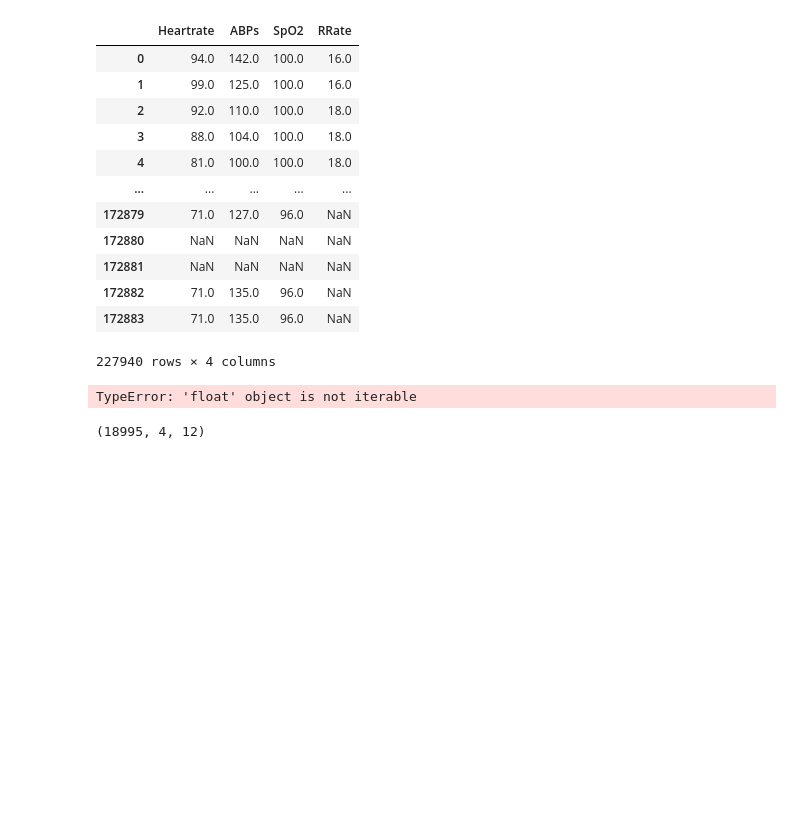
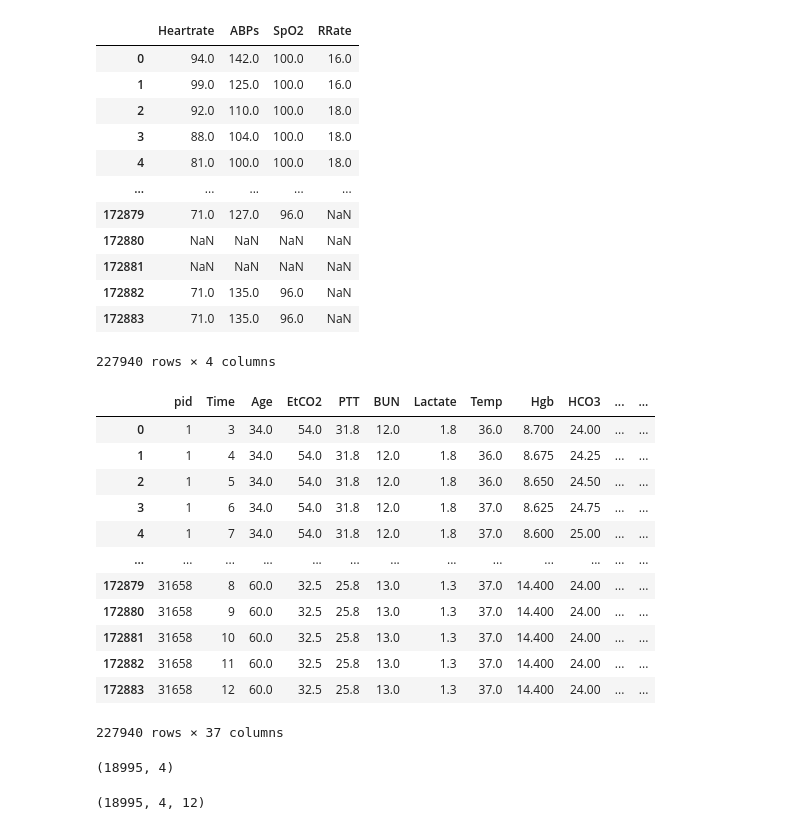
Before and after one commit to ericschreiber/IML, a Jupyter notebook: Task2/Task2.ipynb, the cells around one changed output. Cells and saved outputs as stored; diff of their text form; code cells hidden in the pictures; blank space fills up the shorter version.

```diff
--- a/Task2/Task2.ipynb
+++ b/Task2/Task2.ipynb
@@ -743,15 +743,31 @@ train_feat[['Heartrate','ABPs', 'SpO2' , 'RRate']]
 | 172882 | 71.0 | 135.0 | 96.0 | NaN |
 | 172883 | 71.0 | 135.0 | 96.0 | NaN |
 227940 rows × 4 columns
+# %%
+tf2 = train_feat.interpolate(method='linear', limit_direction="both")
+tf2
+# %% [output]
+|  | pid | Time | Age | EtCO2 | PTT | BUN | Lactate | Temp | Hgb | HCO3 | ... | ... |
+| 0 | 1 | 3 | 34.0 | 54.0 | 31.8 | 12.0 | 1.8 | 36.0 | 8.700 | 24.00 | ... | ... |
+| 1 | 1 | 4 | 34.0 | 54.0 | 31.8 | 12.0 | 1.8 | 36.0 | 8.675 | 24.25 | ... | ... |
+| 2 | 1 | 5 | 34.0 | 54.0 | 31.8 | 12.0 | 1.8 | 36.0 | 8.650 | 24.50 | ... | ... |
+| 3 | 1 | 6 | 34.0 | 54.0 | 31.8 | 12.0 | 1.8 | 37.0 | 8.625 | 24.75 | ... | ... |
+| 4 | 1 | 7 | 34.0 | 54.0 | 31.8 | 12.0 | 1.8 | 37.0 | 8.600 | 25.00 | ... | ... |
+| ... | ... | ... | ... | ... | ... | ... | ... | ... | ... | ... | ... | ... |
+| 172879 | 31658 | 8 | 60.0 | 32.5 | 25.8 | 13.0 | 1.3 | 37.0 | 14.400 | 24.00 | ... | ... |
+| 172880 | 31658 | 9 | 60.0 | 32.5 | 25.8 | 13.0 | 1.3 | 37.0 | 14.400 | 24.00 | ... | ... |
+| 172881 | 31658 | 10 | 60.0 | 32.5 | 25.8 | 13.0 | 1.3 | 37.0 | 14.400 | 24.00 | ... | ... |
+| 172882 | 31658 | 11 | 60.0 | 32.5 | 25.8 | 13.0 | 1.3 | 37.0 | 14.400 | 24.00 | ... | ... |
+| 172883 | 31658 | 12 | 60.0 | 32.5 | 25.8 | 13.0 | 1.3 | 37.0 | 14.400 | 24.00 | ... | ... |
+227940 rows × 37 columns
 # %%
-tfH = (train_feat.groupby(['pid'])['Heartrate']).transform(lambda group: group.interpolate(method='index', inplace=True, limit_direction="both")).apply(list).reset_index()
-print(tfH)
+tfH = (tf2.groupby(['pid'])['Heartrate']).apply(list).reset_index()
 tfH.pop("pid")
-tfA = train_feat.groupby(['pid'])['ABPs'].apply(list).reset_index()
+tfA = tf2.groupby(['pid'])['ABPs'].apply(list).reset_index()
 tfA.pop("pid")
-tfS = train_feat.groupby(['pid'])['SpO2'].apply(list).reset_index()
+tfS = tf2.groupby(['pid'])['SpO2'].apply(list).reset_index()
 tfS.pop("pid")
-tfR = train_feat.groupby(['pid'])['RRate'].apply(list).reset_index()
+tfR = tf2.groupby(['pid'])['RRate'].apply(list).reset_index()
 tfR.pop("pid")
 
 tfH = tfH.to_numpy()
@@ -760,8 +776,9 @@ tfS = tfS.to_numpy()
 tfR = tfR.to_numpy()
 
 tf = np.concatenate((tfH, tfA, tfS, tfR), axis=1)
+tf.shape
 # %% [output]
-TypeError: 'float' object is not iterable
+(18995, 4)
 # %%
 tf = tf.tolist()
 tf = np.asarray(tf)
```
Also changed, not shown: parts of 31 cells of this notebook.
